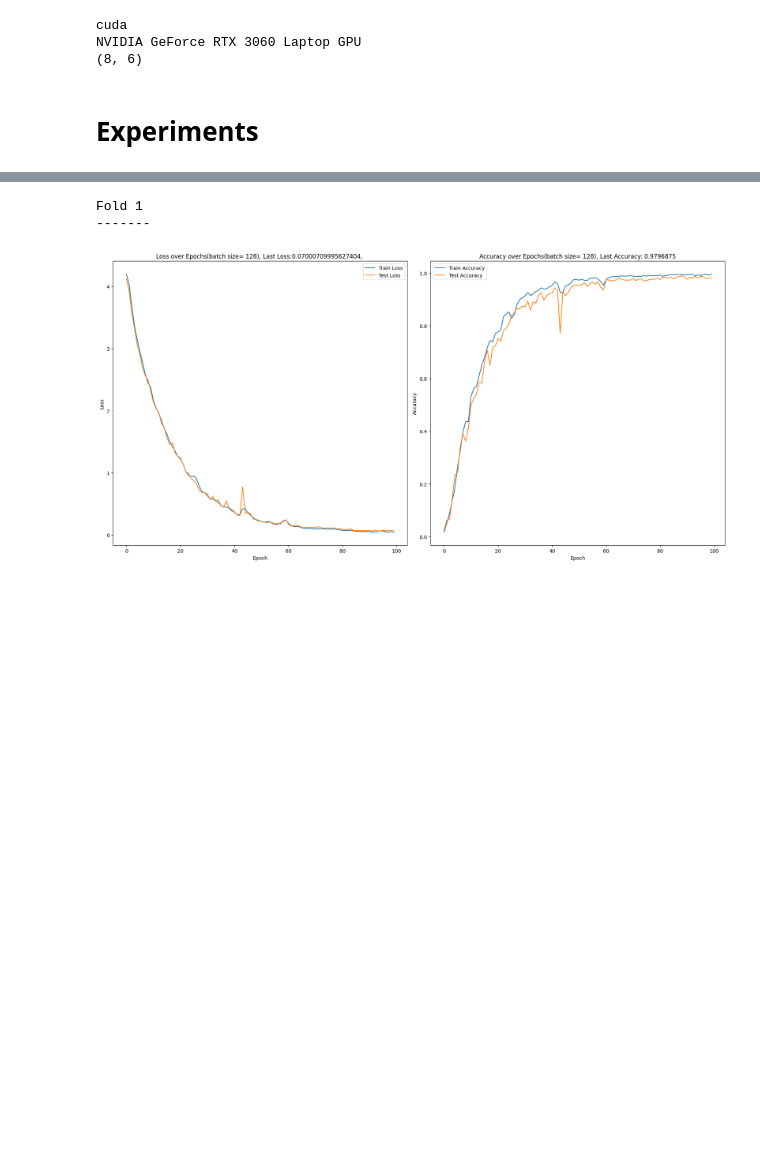
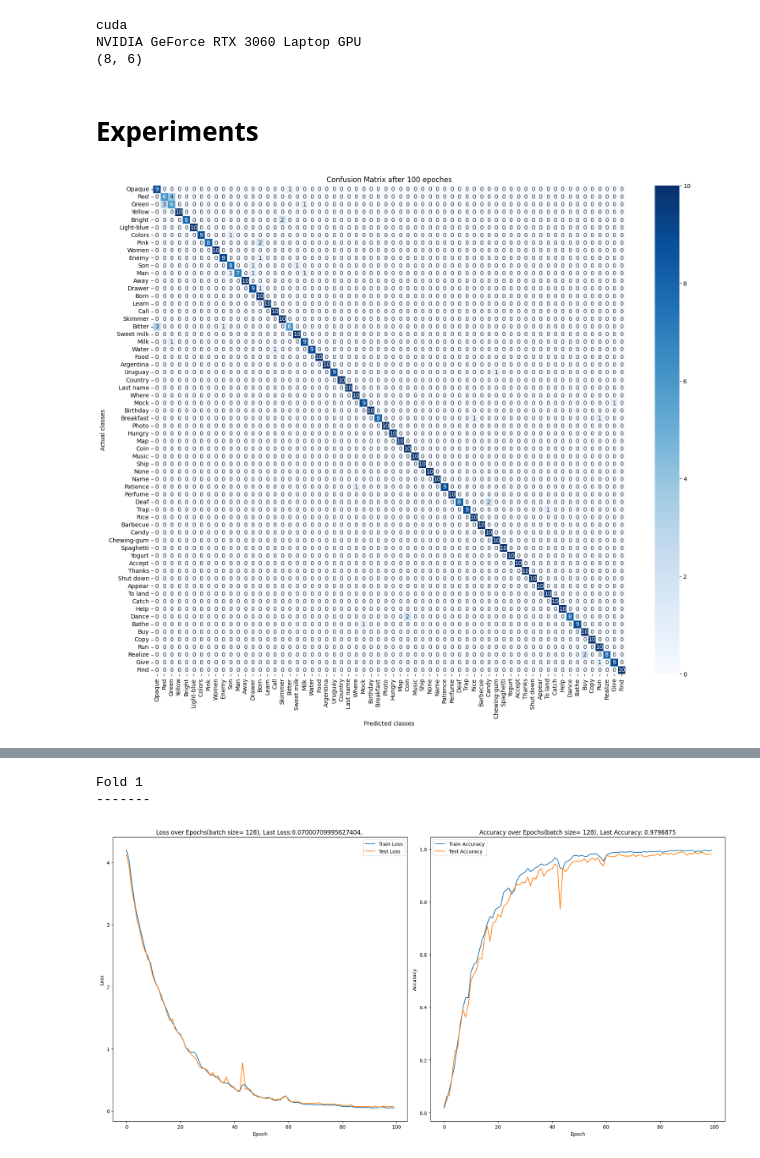
Before and after one commit to SadeghAllahverdi/SignLanguage-project, a Jupyter notebook: SignLanguageProject/notebooks/experiment_lsa64.ipynb, the cells around one changed output, grey strips where cells are left out. Drawn from its saved outputs; the diff is of its cells as text; code cells hidden in the pictures; blank space fills up the shorter version.

```diff
--- a/SignLanguageProject/notebooks/experiment_lsa64.ipynb
+++ b/SignLanguageProject/notebooks/experiment_lsa64.ipynb
@@ -139,3 +139,18 @@ NVIDIA GeForce RTX 3060 Laptop GPU
 (8, 6)
 # %% [markdown]
 # Experiments
+# %%
+model= models.PETransformer(prepare_datasets.lsa64class_names, 60)
+set_train.train_parameters(detections= lsa64['60fps'],
+                           labels= lsa64_labels['60fps'],
+                           class_names= prepare_datasets.lsa64class_names,
+                           test_size= 0.2,
+                           random_state= 42,
+                           batch_size= 128,
+                           num_epochs= 100,
+                           model= model,
+                           learning_rate= 0.0001,
+                           device= device,
+                           dir= 'LSA64')
+# %% [output]
+[figure, added]
```
Also changed, not shown: parts of 16 cells of this notebook.
